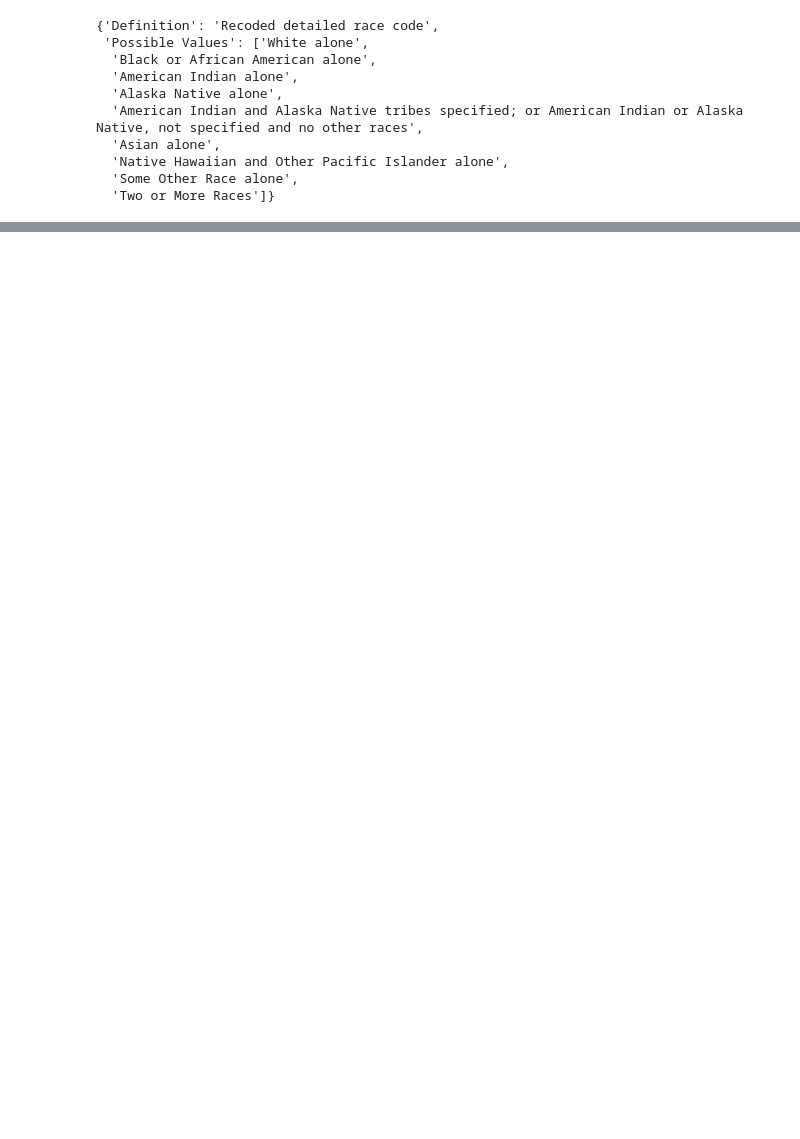
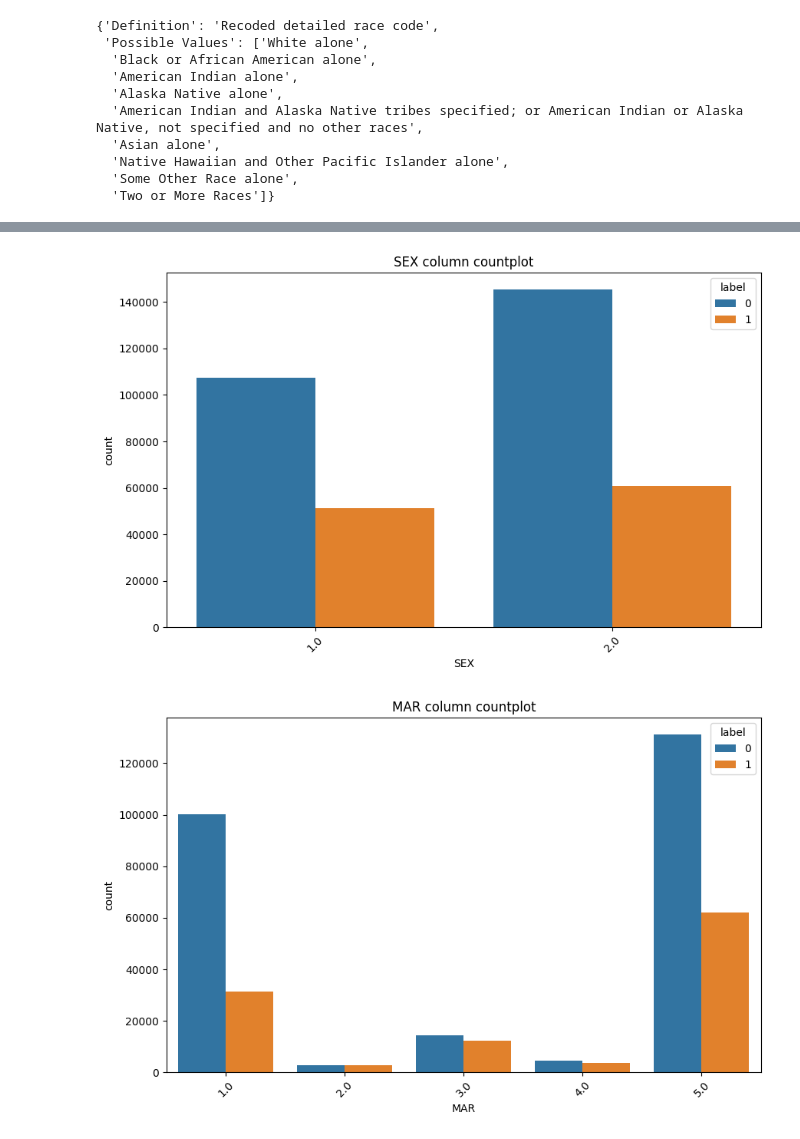
Before and after one commit to VIROOPAKSHC/Fair-And-Transparent-ML-Models, a Jupyter notebook: project.ipynb, the cells around one changed output, grey strips where cells are left out. Cells and saved outputs as stored; diff of their text form; code cells hidden in the pictures; blank space fills up the shorter version.

```diff
--- a/project.ipynb
+++ b/project.ipynb
@@ -231,0 +184,27 @@ shape: (9, 21)
+# %%
+plt.figure(figsize=(10,6))
+sns.countplot(data=data,hue='label',x='SEX')
+plt.title("SEX column countplot")
+plt.xticks(rotation=45)
+plt.show()
+
+plt.figure(figsize=(10,6))
+sns.countplot(data=data,hue='label',x='MAR')
+plt.title("MAR column countplot")
+plt.xticks(rotation=45)
+plt.show()
+
+plt.figure(figsize=(10,6))
+sns.countplot(data=data,hue='label',x='DIS')
+plt.title("DIS column countplot")
+plt.xticks(rotation=45)
+plt.show()
+
+plt.figure(figsize=(10,6))
+sns.countplot(data=data,hue='label',x='RAC1P')
+plt.title("RAC1P column countplot")
+plt.xticks(rotation=45)
+plt.show()
+# %% [output]
+[figure, added]
+[figure, added]
```
Also changed, not shown: parts of 33 cells of this notebook.
